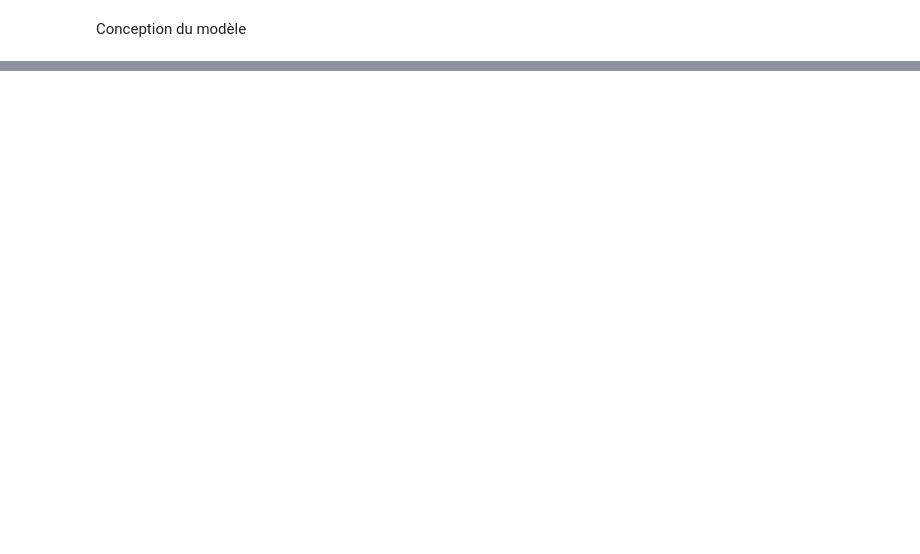
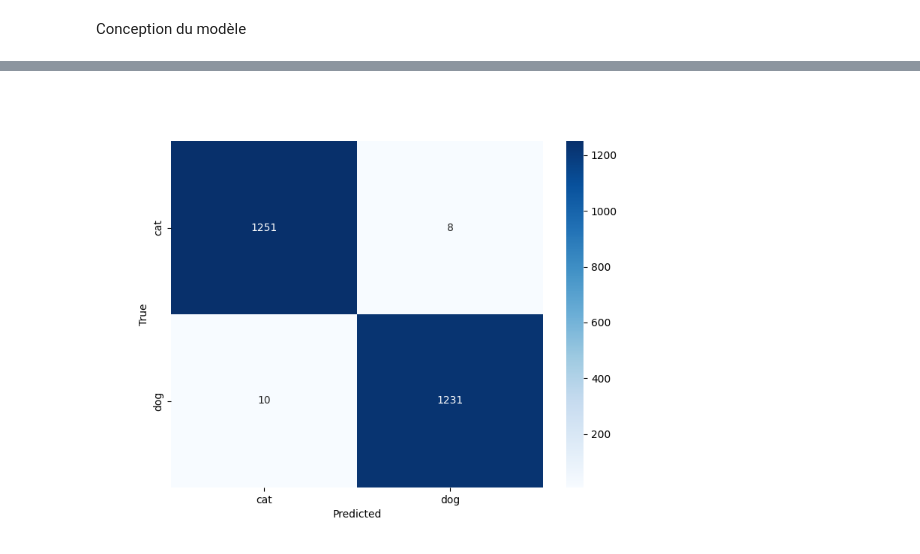
Before and after one commit to dodziahnert/cnn-catsdogs-AHNERTDodzi, a Jupyter notebook: notebook.ipynb, the cells around one changed output, grey strips where cells are left out. Saved outputs shown, nothing was run; the diff lists cells and outputs as text; code cells hidden in the pictures; blank space fills up the shorter version.

```diff
--- a/notebook.ipynb
+++ b/notebook.ipynb
@@ -569,0 +773,4 @@ NameError: name 'trial' is not defined
+# %%
+display(Image(filename='confusion_matrix_transfer.png', width=600))
+# %% [output]
+[figure, added]
```
Also changed, not shown: parts of 42 cells of this notebook, 1 other file.
